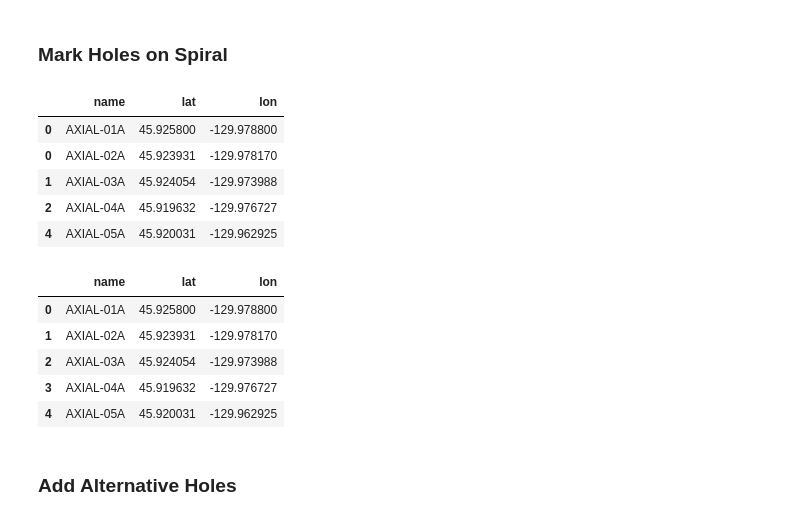
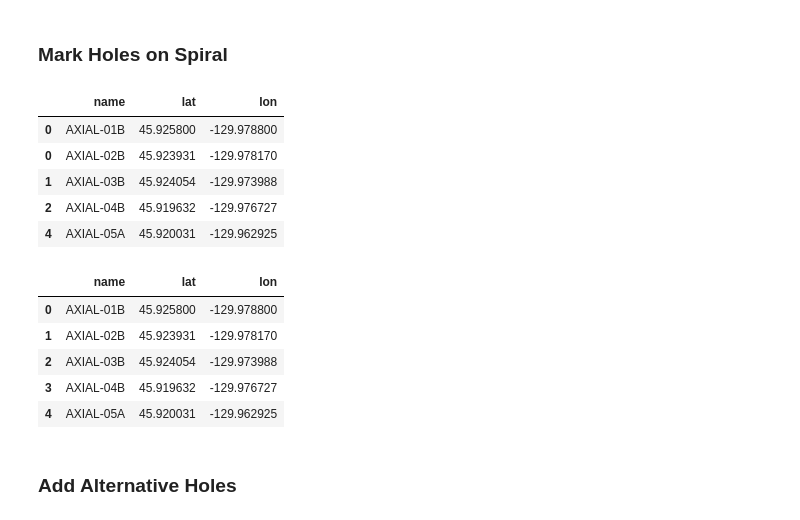
Before and after one commit to ooicloud/axial-drilling, a Jupyter notebook: maps/notebooks/clean_data.ipynb, the cells around one changed output. Drawn from its saved outputs; the diff is of its cells as text; code cells hidden in the pictures.

Commit message:
Change names from A to B

```diff
--- a/maps/notebooks/clean_data.ipynb
+++ b/maps/notebooks/clean_data.ipynb
@@ -210,10 +210,10 @@ thickness_interp_ds.to_zarr(data_dir + 'thickness_interp.zarr', mode='w')
 # %% [markdown]
 ### Define Preliminary Hole Locations
 # %%
-holes = [['AXIAL-01A', 45.9258, -129.9788],
-         ['AXIAL-02A', 45.9244, -129.9760],
-         ['AXIAL-03A', 45.9249, -129.9780],
-         ['AXIAL-04A', 45.9254, -129.9765],
+holes = [['AXIAL-01B', 45.9258, -129.9788],
+         ['AXIAL-02B', 45.9244, -129.9760],
+         ['AXIAL-03B', 45.9249, -129.9780],
+         ['AXIAL-04B', 45.9254, -129.9765],
          ['AXIAL-05A', 45.92003065, -129.96292517]]
 
 holes_df = pd.DataFrame(holes, columns = ['name', 'lat', 'lon'])
@@ -228,8 +228,8 @@ holes_df
 # %% [markdown]
 ### Build Spiral and Mark Holes
 # %%
-center_y_geo = holes_df[holes_df.name=='AXIAL-01A'].lat.values[0]
-center_x_geo = holes_df[holes_df.name=='AXIAL-01A'].lon.values[0]
+center_y_geo = holes_df[holes_df.name=='AXIAL-01B'].lat.values[0]
+center_x_geo = holes_df[holes_df.name=='AXIAL-01B'].lon.values[0]
 # %%
 center_gs_geo = gpd.GeoSeries([Point(center_x_geo, center_y_geo)], crs = 'epsg:4326')
 center_gs_utm = center_gs_geo.to_crs('epsg:32609')
@@ -256,27 +256,27 @@ spiral_df_geo.to_json(data_dir + 'spiral.json', orient="records", lines=True)
 ### Mark Holes on Spiral
 # %%
 holes_new_df = pd.concat([spiral_df_geo.iloc[[8308]], spiral_df_geo.iloc[[12442]], spiral_df_geo.iloc[[15580]]])
-holes_new_df['name'] = ['AXIAL-02A', 'AXIAL-03A', 'AXIAL-04A']
-holes_df = pd.concat([holes_df[holes_df.name=='AXIAL-01A'],
+holes_new_df['name'] = ['AXIAL-02B', 'AXIAL-03B', 'AXIAL-04B']
+holes_df = pd.concat([holes_df[holes_df.name=='AXIAL-01B'],
                       holes_new_df.reset_index(drop=True),
                       holes_df[holes_df.name=='AXIAL-05A']])
 holes_df
 # %% [output]
 |  | name | lat | lon |
-| 0 | AXIAL-01A | 45.925800 | -129.978800 |
-| 0 | AXIAL-02A | 45.923931 | -129.978170 |
-| 1 | AXIAL-03A | 45.924054 | -129.973988 |
-| 2 | AXIAL-04A | 45.919632 | -129.976727 |
+| 0 | AXIAL-01B | 45.925800 | -129.978800 |
+| 0 | AXIAL-02B | 45.923931 | -129.978170 |
+| 1 | AXIAL-03B | 45.924054 | -129.973988 |
+| 2 | AXIAL-04B | 45.919632 | -129.976727 |
 | 4 | AXIAL-05A | 45.920031 | -129.962925 |
 # %%
 holes_df = holes_df.reset_index(drop=True)
 holes_df
 # %% [output]
 |  | name | lat | lon |
-| 0 | AXIAL-01A | 45.925800 | -129.978800 |
-| 1 | AXIAL-02A | 45.923931 | -129.978170 |
-| 2 | AXIAL-03A | 45.924054 | -129.973988 |
-| 3 | AXIAL-04A | 45.919632 | -129.976727 |
+| 0 | AXIAL-01B | 45.925800 | -129.978800 |
+| 1 | AXIAL-02B | 45.923931 | -129.978170 |
+| 2 | AXIAL-03B | 45.924054 | -129.973988 |
+| 3 | AXIAL-04B | 45.919632 | -129.976727 |
 | 4 | AXIAL-05A | 45.920031 | -129.962925 |
 # %% [markdown]
 ### Add Alternative Holes
```
Also changed, not shown: parts of 5 cells of this notebook, 13 other files.
